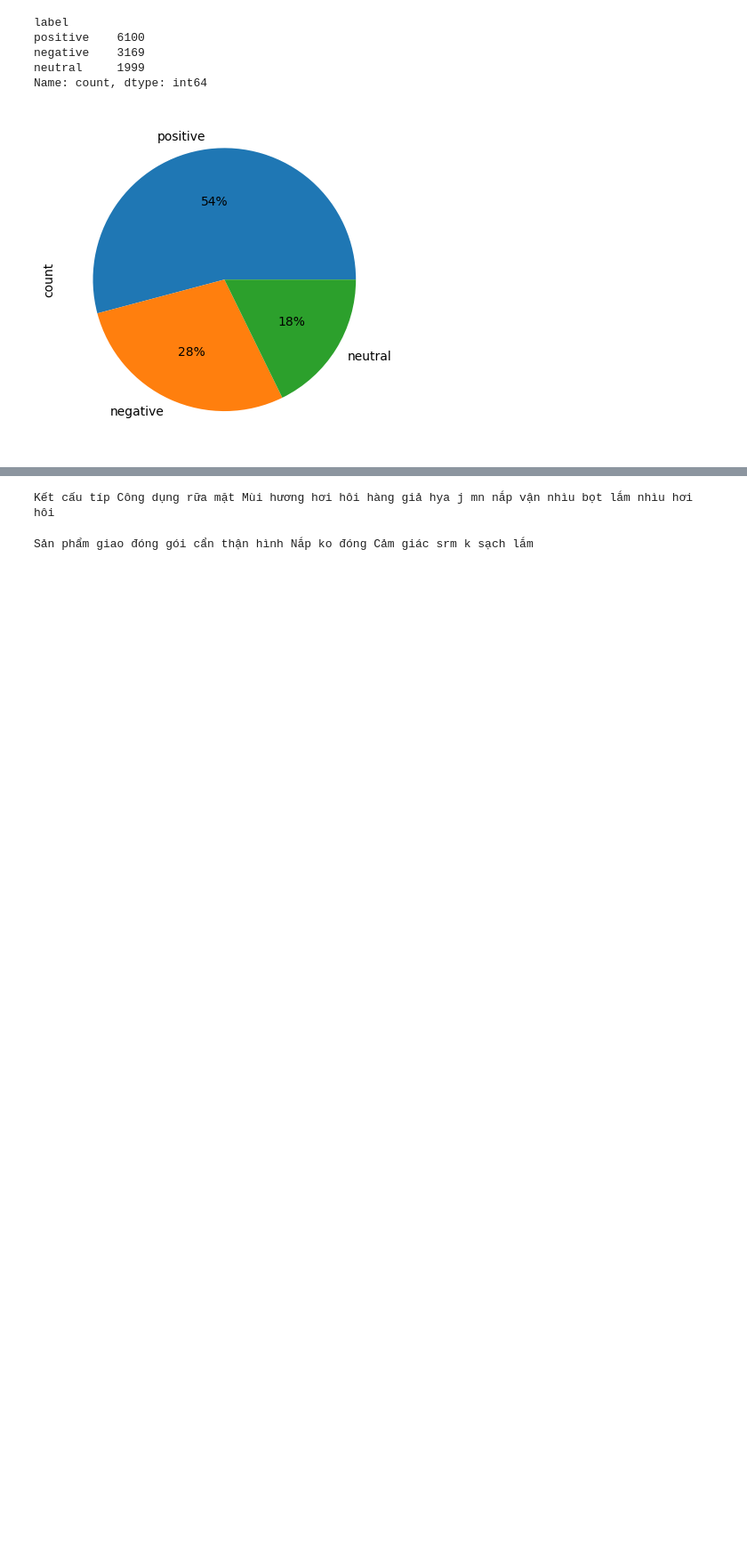
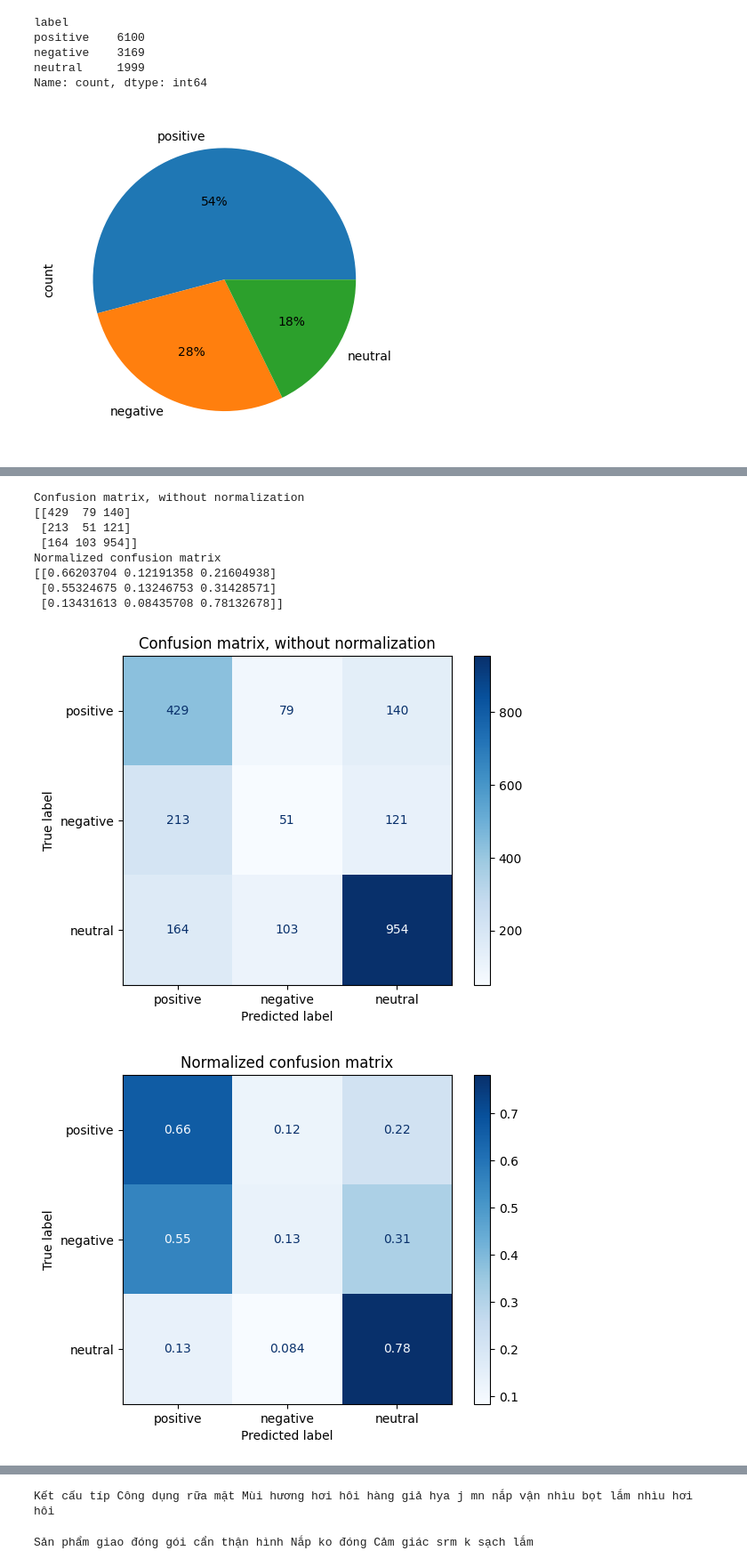
Before and after one commit to tungnt28/Natural-Language-Processing, a Jupyter notebook: nlp_final_exam.ipynb, the cells around one changed output, grey strips where cells are left out. Shown at 89% size. Saved outputs shown, nothing was run; the diff lists cells and outputs as text; code cells hidden in the pictures; blank space fills up the shorter version.

```diff
--- a/nlp_final_exam.ipynb
+++ b/nlp_final_exam.ipynb
@@ -168,0 +410,27 @@ Name: count, dtype: int64
+# %%
+# Import necessary libraries
+from sklearn import tree
+
+# Check for and handle None values in the 'sentiment' column
+df['label'].fillna('None', inplace=True)
+
+# Convert text data into TF-IDF features
+vectorizer = TfidfVectorizer()
+X = vectorizer.fit_transform(df["words"])
+
+# Split the data into training and testing sets
+X_train, X_test, y_train, y_test = train_test_split(X, df["label"], test_size=0.2, random_state=42)
+
+# Initialize and train the Logistic Regression model
+decision_tree_model = tree.DecisionTreeClassifier()
+decision_tree_model.fit(X_train, y_train)
+
+# Make predictions on the test set
+y_pred = decision_tree_model.predict(X_test)
+
+# Evaluate the model
+accuracy = accuracy_score(y_test, y_pred)
+report = classification_report(y_test, y_pred)
+
+print(f"Accuracy: {accuracy}")
+print(report)
@@ -168,0 +448,27 @@ Name: count, dtype: int64
+# %%
+for title, normalize in titles_options:
+    disp = ConfusionMatrixDisplay.from_estimator(
+        decision_tree_model,
+        X_test,
+        y_test,
+        display_labels=["positive", "negative", "neutral"],
+        cmap=plt.cm.Blues,
+        normalize=normalize,
+    )
+    disp.ax_.set_title(title)
+
+    print(title)
+    print(disp.confusion_matrix)
+
+plt.show()
+# %% [output]
+Confusion matrix, without normalization
+[[429  79 140]
+ [213  51 121]
+ [164 103 954]]
+Normalized confusion matrix
+[[0.66203704 0.12191358 0.21604938]
+ [0.55324675 0.13246753 0.31428571]
+ [0.13431613 0.08435708 0.78132678]]
+[figure, added]
+[figure, added]
```
Also changed, not shown: parts of 28 cells of this notebook.
